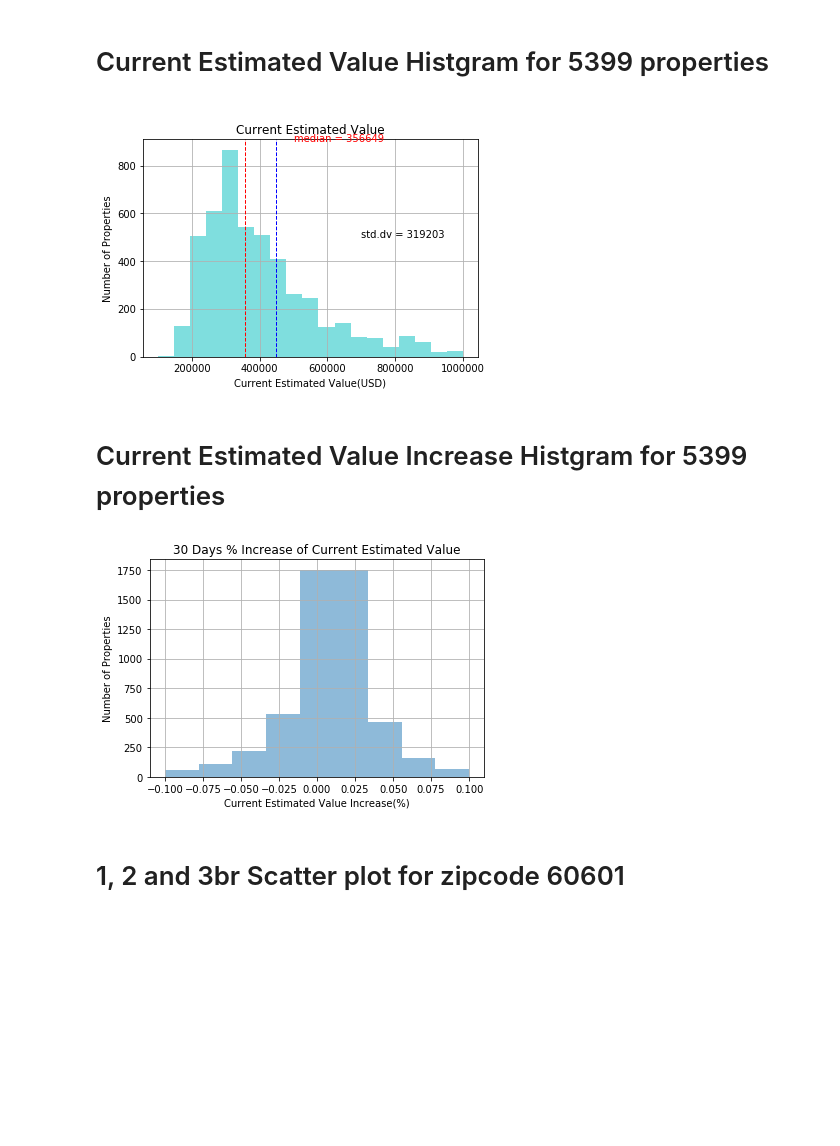
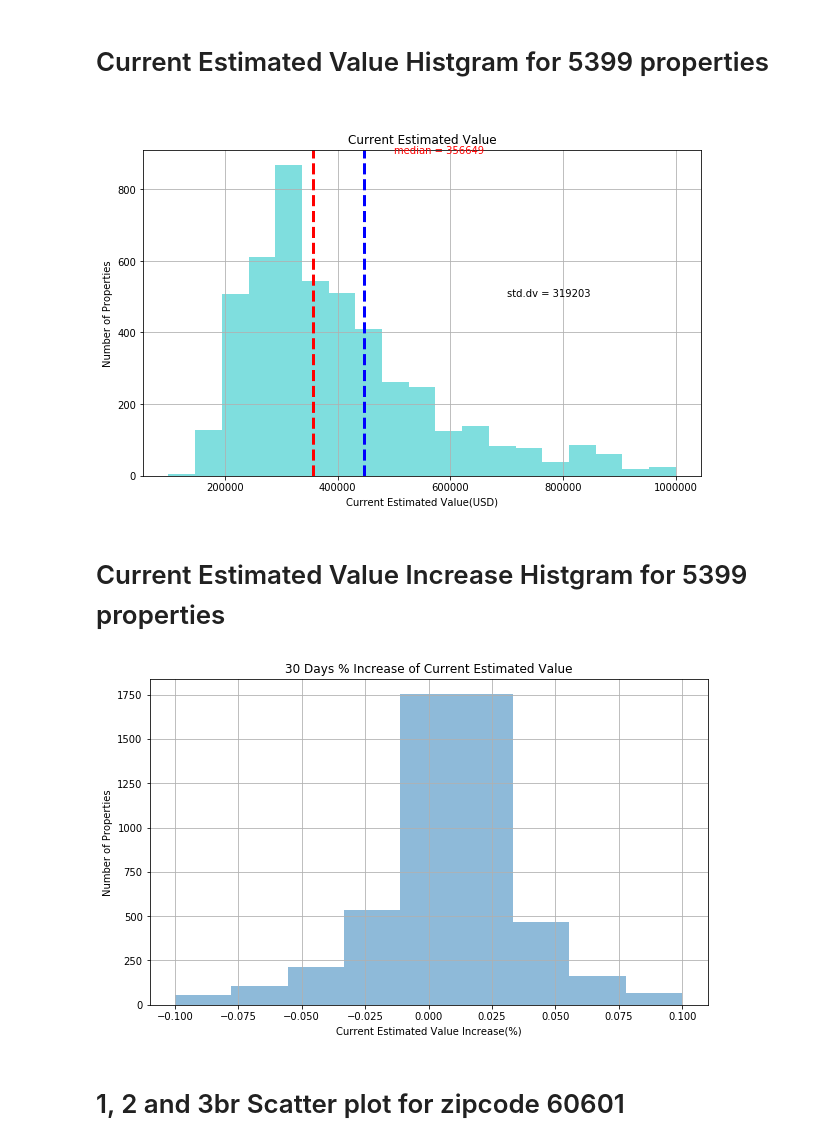
Before and after one commit to FeLowe/NW-Bootcamp-Projects, a Jupyter notebook: analysis.ipynb, the cells around one changed output. Drawn from its saved outputs; the diff is of its cells as text; code cells hidden in the pictures; blank space fills up the shorter version.

```diff
--- a/analysis.ipynb
+++ b/analysis.ipynb
@@ -83,25 +83,29 @@ Name: Zillow ID, dtype: int64
 # %%
 #Histgram
 #Calc mean, median, std dev
 mean = bedrooms_combined_df['Current Estimated Value'].mean()
 median = bedrooms_combined_df['Current Estimated Value'].median()
 std = bedrooms_combined_df['Current Estimated Value'].std()
 mean_round = 'mean = ' + str(round(mean))
 median_round = 'median = ' + str(round(median))
 std_round = 'std.dv = ' + str(round(std))
 
 condo_df_hist_amount = bedrooms_combined_df.drop([0]).hist(['Current Estimated Value'],range=(100000,1000000),bins=19,alpha=0.5,color='c')
-plt.axvline(mean, color='b', linestyle='dashed', linewidth=1, )
-plt.axvline(median, color='r', linestyle='dashed', linewidth=1)
+plt.axvline(mean, color='b', linestyle='dashed', linewidth=3, )
+plt.axvline(median, color='r', linestyle='dashed', linewidth=3)
 plt.annotate(mean_round,xy=(500000,1000),color='b')
 plt.annotate(median_round,xy=(500000,900),color='r')
 plt.annotate(std_round,xy=(700000,500),color='k')
+
+#Re-sizes plot box
+plt.gcf().set_size_inches((10, 6))
+
 plt.xlabel('Current Estimated Value(USD)')
 plt.ylabel('Number of Properties')
 plt.title('Current Estimated Value')
 plt.savefig("Images/histogram1.png")
 # %% [output]
-[figure, old version]
+[figure, new version]
 # %% [markdown]
 # Current Estimated Value Increase Histgram for 5399 properties
 # %%
@@ -114,10 +118,12 @@ condo_df_hist_increase = bedrooms_combined_df.drop([0]).hist(['Increase% for 30d
 plt.xlabel('Current Estimated Value Increase(%)')
 plt.ylabel('Number of Properties')
 plt.title('30 Days % Increase of Current Estimated Value')
+#Re-sizes plot box
+plt.gcf().set_size_inches((10, 6))
 plt.savefig("Images/histogram2.png")
 #plt.show()
 # %% [output]
-[figure, old version]
+[figure, new version]
 # %% [markdown]
 # 1, 2 and 3br Scatter plot for zipcode 60601
 # %%
```
Also changed, not shown: parts of 9 cells of this notebook, 5 other files.
